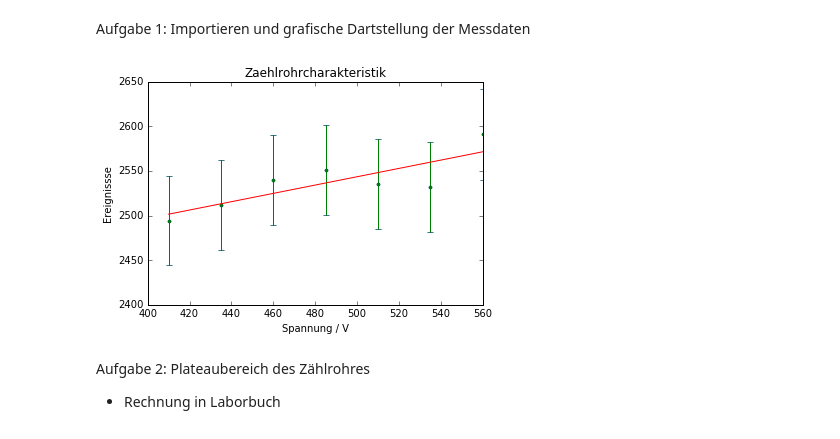
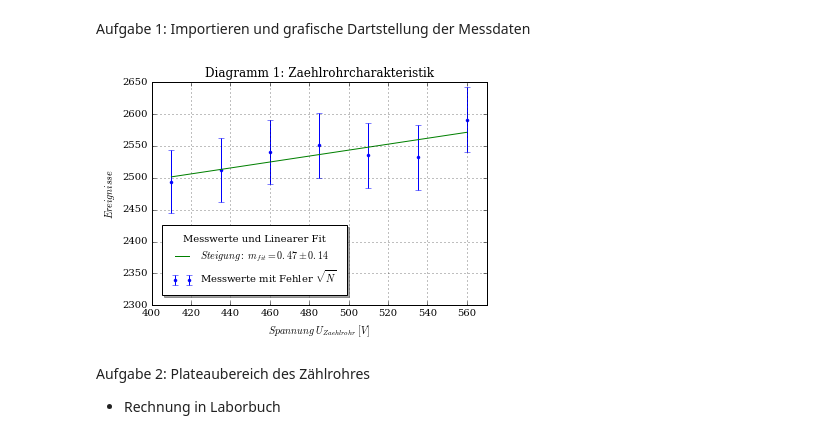
Before and after one commit to woskar/pap2-lab-training, a Jupyter notebook: v251/v251_statistik.ipynb, the cells around one changed output. Saved outputs shown, nothing was run; the diff lists cells and outputs as text; code cells hidden in the pictures.

```diff
--- a/v251/v251_statistik.ipynb
+++ b/v251/v251_statistik.ipynb
@@ -3,34 +3,40 @@
 # %% [markdown]
 Aufgabe 1: Importieren und grafische Dartstellung der Messdaten
 # %%
+#A1: Graphische Darstellung der Messdaten
+
 %matplotlib inline
 import matplotlib.pyplot as plt
 import numpy as np
 
 #Zaehlrohrspannung:
 U=np.array([410,435,460,485,510,535,560])
 #gezaehlte Ereignisse
 N=np.array([2494,2512,2540,2551,2535,2532,2591])
 Fehler_N=np.sqrt(N)
 
-plt.errorbar(U, N, Fehler_N, fmt=".")
-plt.xlabel('Spannung / V')
-plt.ylabel('Ereignissse')
-plt.title('Zaehlrohrcharakteristik')
-
+#Fitten
 from scipy.optimize import curve_fit
 def linear(x,a,b):
     return a*x+b
 popt, pcov=curve_fit(linear, U, N)
+perr = np.sqrt(np.diag(pcov))
 
-plt.errorbar(U, N, Fehler_N, fmt=".")
-plt.xlabel('Spannung / V')
-plt.ylabel('Ereignissse')
-plt.title('Zaehlrohrcharakteristik')
-plt.plot(U, linear(U,*popt))
-plt.savefig("figures/Zaehlrohrcharakteristik.pdf", format="pdf")
+#Plotten
+plt.errorbar(U, N, Fehler_N, fmt=".", label='Messwerte mit Fehler $\\sqrt{N}$')
+plt.xlabel('$Spannung\ U_{Zaehlrohr}\  [V]$')
+plt.ylabel('$Ereignisse$')
+plt.title('Diagramm 1: Zaehlrohrcharakteristik')
+plt.plot(U, linear(U,*popt), label='$Steigung: \; m_{fit}=%.2f \pm%.2f $' %(popt[0], perr[0]))
+plt.rcParams["figure.figsize"][0] = 10
+plt.rcParams["figure.figsize"][1] = 7
+plt.rcParams["font.family"]='serif'
+plt.axis((400, 570, 2300, 2650))
+plt.legend(title='Messwerte und Linearer Fit', loc='best', borderpad=1, borderaxespad=1, shadow='true', fontsize='medium')
+plt.grid(True)
+plt.savefig('v251_1.pdf', format='pdf')
 # %% [output]
-[figure, old version]
+[figure, new version]
 # %% [markdown]
 Aufgabe 2: Plateaubereich des Zählrohres
 - Rechnung in Laborbuch
```
Also changed, not shown: parts of 2 cells of this notebook, 3 other files.
